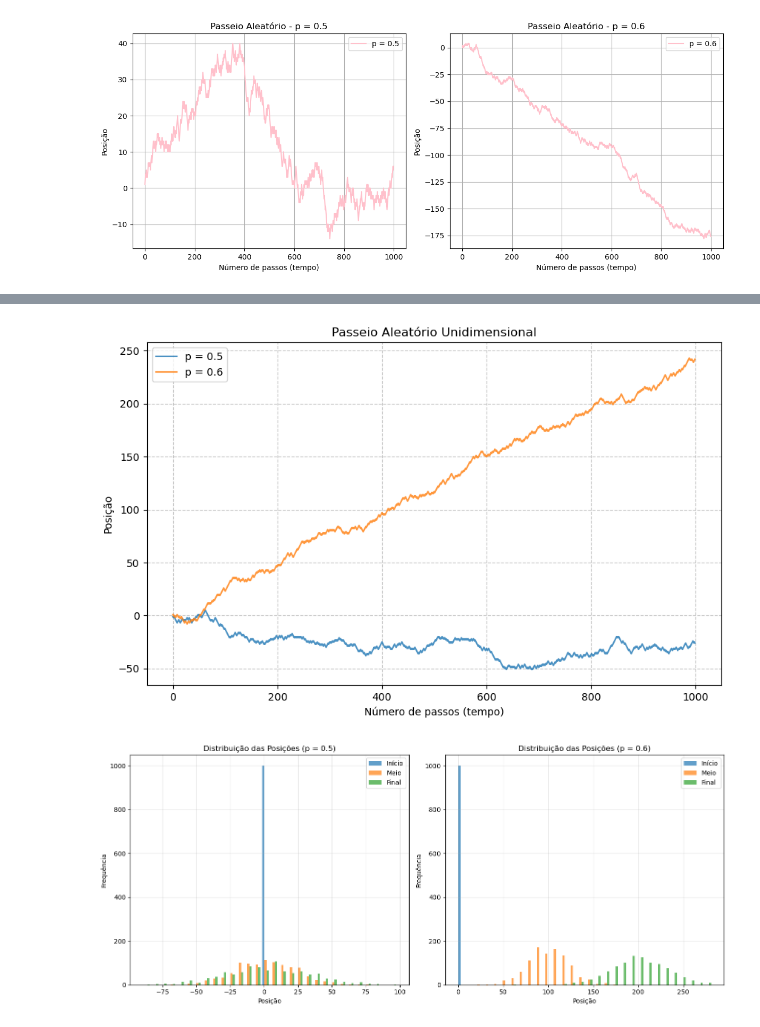
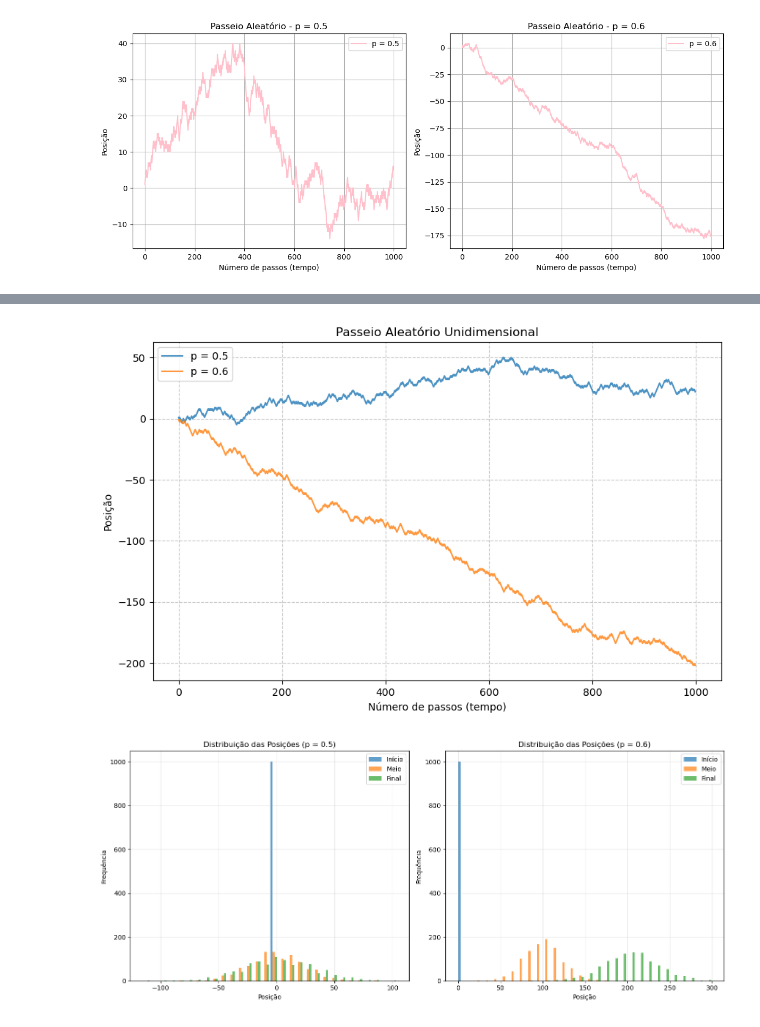
Before and after one commit to marianasenuke/testevscode2, a Jupyter notebook: Atividade 4.ipynb/atividade 4.ipynb, the cells around one changed output, grey strips where cells are left out. Cells and saved outputs as stored; diff of their text form; code cells hidden in the pictures.

```diff
--- a/Atividade 4.ipynb/atividade 4.ipynb
+++ b/Atividade 4.ipynb/atividade 4.ipynb
@@ -57,14 +57,7 @@ import matplotlib.pyplot as plt
 
 def passeio_aleatorio(N, p):
     """
-    Simula um passeio aleatório unidimensional.
 
-    Parâmetros:
-    N (int): Número total de passos
-    p (float): Probabilidade de dar um passo para a direita
-
-    Retorna:
-    numpy.ndarray: Array com a posição do caminhante em cada passo
     """
     rng = np.random.default_rng()
     aleatorios = rng.random(N)
@@ -73,7 +66,7 @@ def passeio_aleatorio(N, p):
 
 def plotar_multiplos_passeios(N, p, num_simulacoes, ax, title):
     """
-    Simula e plota múltiplos passeios aleatórios.
+
     """
     for _ in range(num_simulacoes):
         posicao = passeio_aleatorio(N, p)
@@ -116,7 +109,7 @@ def passeio_aleatorio(N, p):
     aleatorios = rng.random(N)
 
     # Determina a direção de cada passo (1 para direita, -1 para esquerda)
-    passos = np.where(aleatorios < p, 1, -1)
+    passos = np.where(aleatorios > p, 1, -1)
 
     # Calcula a posição cumulativa (soma acumulada dos passos)
     posicao = np.cumsum(passos)
@@ -149,21 +142,21 @@ plt.grid(True, linestyle='--', alpha=0.7)
 # Mostra o gráfico
 plt.show()
 # %% [output]
-[figure, old version]
+[figure, new version]
 # %%
 # Passeio aleatório (histograma 1):
 import numpy as np
 import matplotlib.pyplot as plt
 
 def passeio_aleatorio(N, p):
-    """Simula um passeio aleatório unidimensional."""
+    """"""
     rng = np.random.default_rng()
     aleatorios = rng.random(N)
     passos = np.where(aleatorios < p, 1, -1)
     return np.cumsum(passos)
 
 def gerar_histogramas(N, p, num_simulacoes=1000):
-    """Gera histogramas para posições inicial, intermediária e final."""
+    """"""
     pos_inicio = []
     pos_meio = []
     pos_final = []
@@ -183,31 +176,31 @@ p2 = 0.6
 num_simulacoes = 1000
 
 # Gera dados para p = 0.5
 inicio1, meio1, final1 = gerar_histogramas(N, p1, num_simulacoes)
 
 # Gera dados para p = 0.6
 inicio2, meio2, final2 = gerar_histogramas(N, p2, num_simulacoes)
 
 # Configuração dos gráficos
 fig, (ax1, ax2) = plt.subplots(1, 2, figsize=(14, 6))
 
 # Plot para p = 0.5
 ax1.hist([inicio1, meio1, final1], bins=30, label=['Início', 'Meio', 'Final'], alpha=0.7)
 ax1.set_title(f'Distribuição das Posições (p = {p1})')
 ax1.set_xlabel('Posição')
 ax1.set_ylabel('Frequência')
 ax1.legend()
 ax1.grid(True, alpha=0.3)
 
 # Plot para p = 0.6
 ax2.hist([inicio2, meio2, final2], bins=30, label=['Início', 'Meio', 'Final'], alpha=0.7)
 ax2.set_title(f'Distribuição das Posições (p = {p2})')
 ax2.set_xlabel('Posição')
 ax2.set_ylabel('Frequência')
 ax2.legend()
 ax2.grid(True, alpha=0.3)
 
 plt.tight_layout()
 plt.show()
 # %% [output]
-[figure, old version]
+[figure, new version]
```
Also changed, not shown: parts of 5 cells of this notebook.
